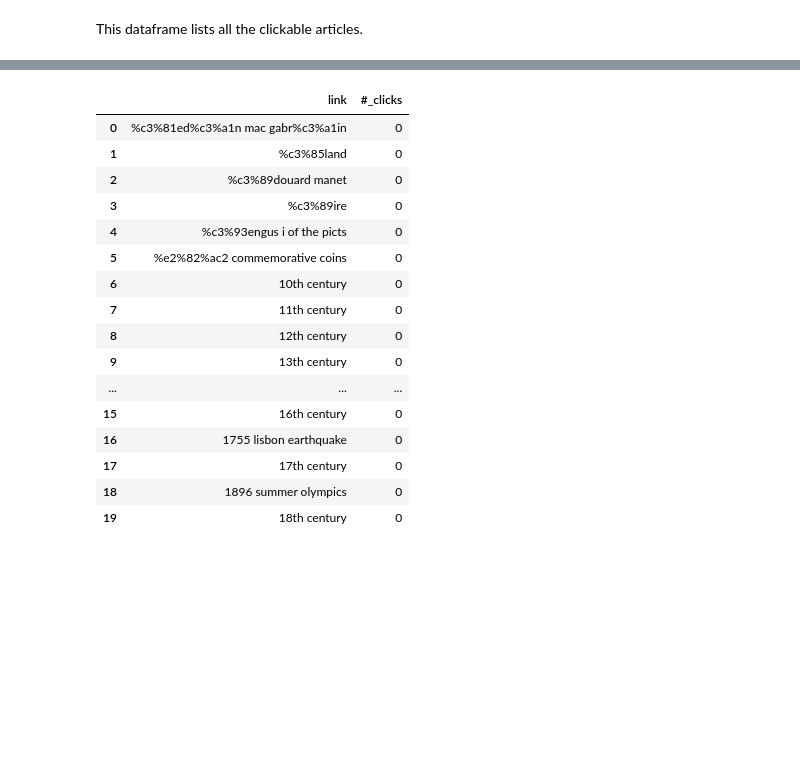
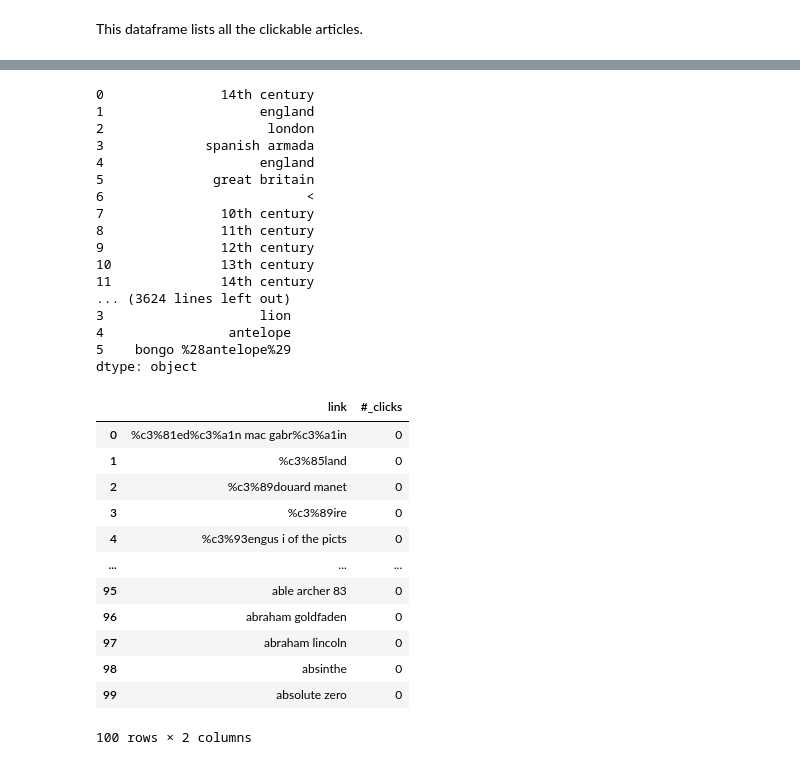
Before and after one commit to epfl-ada/ada-2022-project-theadalyzers, a Jupyter notebook: P2.ipynb, the cells around one changed output, grey strips where cells are left out. Saved outputs shown, nothing was run; the diff lists cells and outputs as text; code cells hidden in the pictures; blank space fills up the shorter version.

```diff
--- a/P2.ipynb
+++ b/P2.ipynb
@@ -64,11 +65,17 @@ paths_finished.head()
 # %% [markdown]
 This dataframe lists all the clickable articles.
 # %%
-def filter_article_name(article_series):
-    article_series=article_series.str.lower()
-    article_series=article_series.str.replace('_', ' ')
-    return article_series
+def filter_article_name(article_list):
+    for article in article_list:
+        print(article)
+        article = article.lower()
+        article = article.replace('_', ' ')
+        article = article.strip()
+        article_list
+    return article_list
 
-articles.article=filter_article_name(articles.article)
-articles.head(20)
+#articles.article=filter_article_name(articles.article)
+#articles.head(100)
+
+filter_article_name(['banana', 'CIAO', 'C_bb'])
 # %% [output]
@@ -125,38 +132,56 @@ clicked_articles_filtered
 # %%
 # this is the dataframe containing the hyperlinks and their clicktrhough frequency
+
+articles=articles.loc[:300]
+clicked_articles_filtered=clicked_articles_filtered[:300]
 
 links_name=[]
 links_freq=[]
 
 i=0
+
 for article in articles['article']:
     count=0
     links_name.append(article)
     for i in range(len(clicked_articles_filtered)):
-        if article in clicked_articles_filtered[i]:
+        if article in list(clicked_articles_filtered[i]):
+            print(clicked_articles_filtered[i])
             count+=1
         links_freq.append(count)
 
 links_name=pd.Series(links_name)
 links_freq=pd.Series(links_freq)
 links_freq_df=pd.concat([links_name, links_freq], axis=1, names=['link', '#_clicks'])
 links_freq_df.columns=['link', '#_clicks']
-links_freq_df.head(20) # don't know why it is not working
+links_freq_df # don't know why it is not working
 # %% [output]
+0               14th century
+1                    england
+2                     london
+3             spanish armada
+4                    england
+5              great britain
+6                          <
+7               10th century
+8               11th century
+9               12th century
+10              13th century
+11              14th century
+... (3624 lines left out)
+3                    lion
+4                antelope
+5    bongo %28antelope%29
+dtype: object
 |  | link | #_clicks |
 | 0 | %c3%81ed%c3%a1n mac gabr%c3%a1in | 0 |
 | 1 | %c3%85land | 0 |
 | 2 | %c3%89douard manet | 0 |
 | 3 | %c3%89ire | 0 |
 | 4 | %c3%93engus i of the picts | 0 |
-| 5 | %e2%82%ac2 commemorative coins | 0 |
-| 6 | 10th century | 0 |
-| 7 | 11th century | 0 |
-| 8 | 12th century | 0 |
-| 9 | 13th century | 0 |
 | ... | ... | ... |
-| 15 | 16th century | 0 |
-| 16 | 1755 lisbon earthquake | 0 |
-| 17 | 17th century | 0 |
-| 18 | 1896 summer olympics | 0 |
-| 19 | 18th century | 0 |
+| 95 | able archer 83 | 0 |
+| 96 | abraham goldfaden | 0 |
+| 97 | abraham lincoln | 0 |
+| 98 | absinthe | 0 |
+| 99 | absolute zero | 0 |
+100 rows × 2 columns
```
Also changed, not shown: parts of 18 cells of this notebook.
